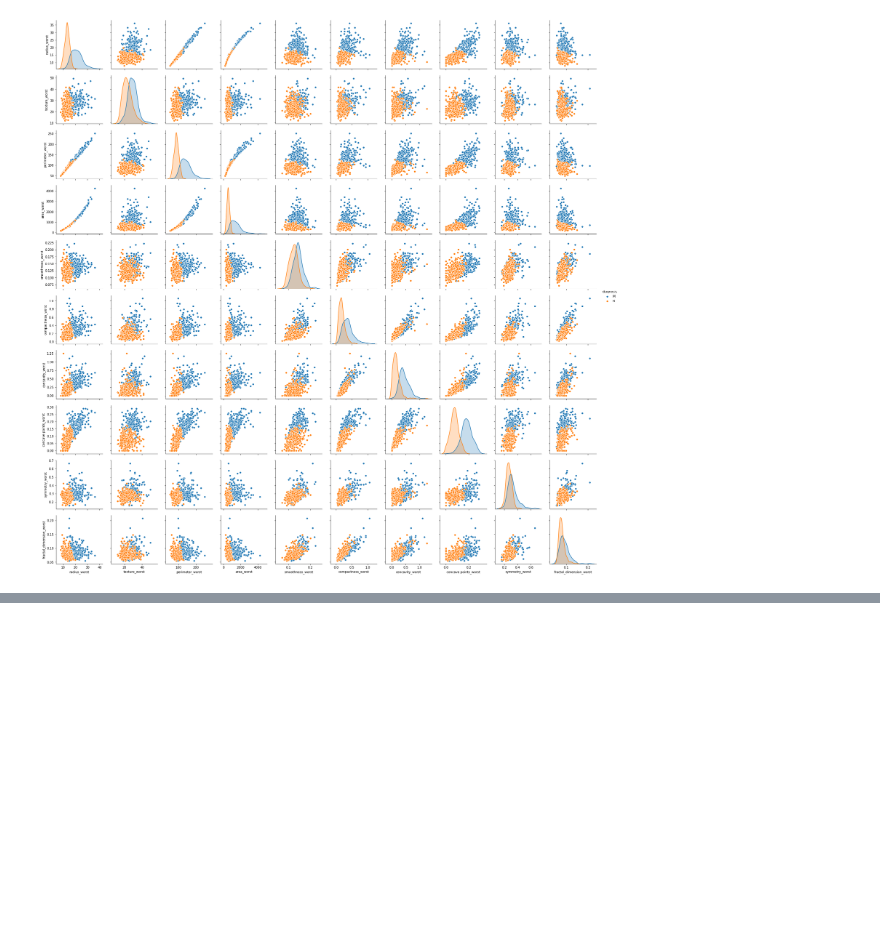
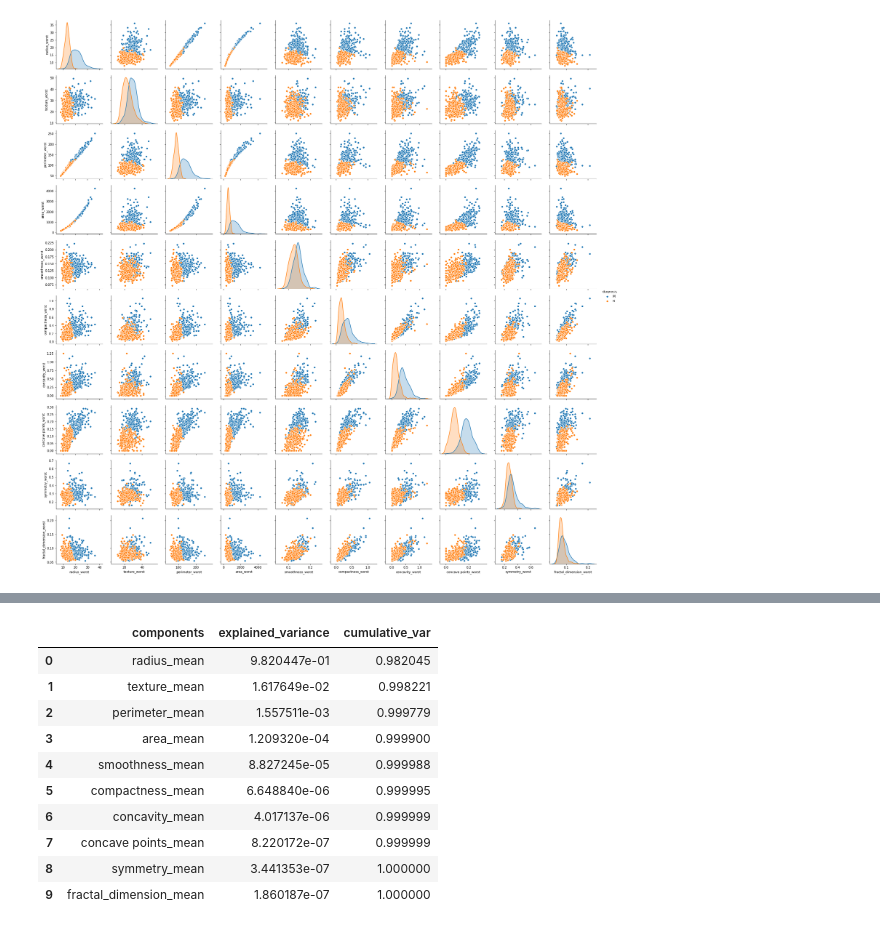
Before and after one commit to pastashkin/netology_python, a Jupyter notebook: homeworks/final_fe.ipynb, the cells around one changed output, grey strips where cells are left out. Saved outputs shown, nothing was run; the diff lists cells and outputs as text; code cells hidden in the pictures; blank space fills up the shorter version.

```diff
--- a/homeworks/final_fe.ipynb
+++ b/homeworks/final_fe.ipynb
@@ -131,0 +124,18 @@ array([1.56301468e+16, 4.38844340e+05, 7.30376946e+03, 6.85403569e+02,
+# %%
+pca_components = pd.DataFrame([])
+pca_components['components'] = data_pca.columns
+pca_components['explained_variance'] = pca.explained_variance_ratio_
+pca_components['cumulative_var'] = cumulative_var
+pca_components.head(10)
+# %% [output]
+|  | components | explained_variance | cumulative_var |
+| 0 | radius_mean | 9.820447e-01 | 0.982045 |
+| 1 | texture_mean | 1.617649e-02 | 0.998221 |
+| 2 | perimeter_mean | 1.557511e-03 | 0.999779 |
+| 3 | area_mean | 1.209320e-04 | 0.999900 |
+| 4 | smoothness_mean | 8.827245e-05 | 0.999988 |
+| 5 | compactness_mean | 6.648840e-06 | 0.999995 |
+| 6 | concavity_mean | 4.017137e-06 | 0.999999 |
+| 7 | concave points_mean | 8.220172e-07 | 0.999999 |
+| 8 | symmetry_mean | 3.441353e-07 | 1.000000 |
+| 9 | fractal_dimension_mean | 1.860187e-07 | 1.000000 |
```
Also changed, not shown: parts of 34 cells of this notebook.
